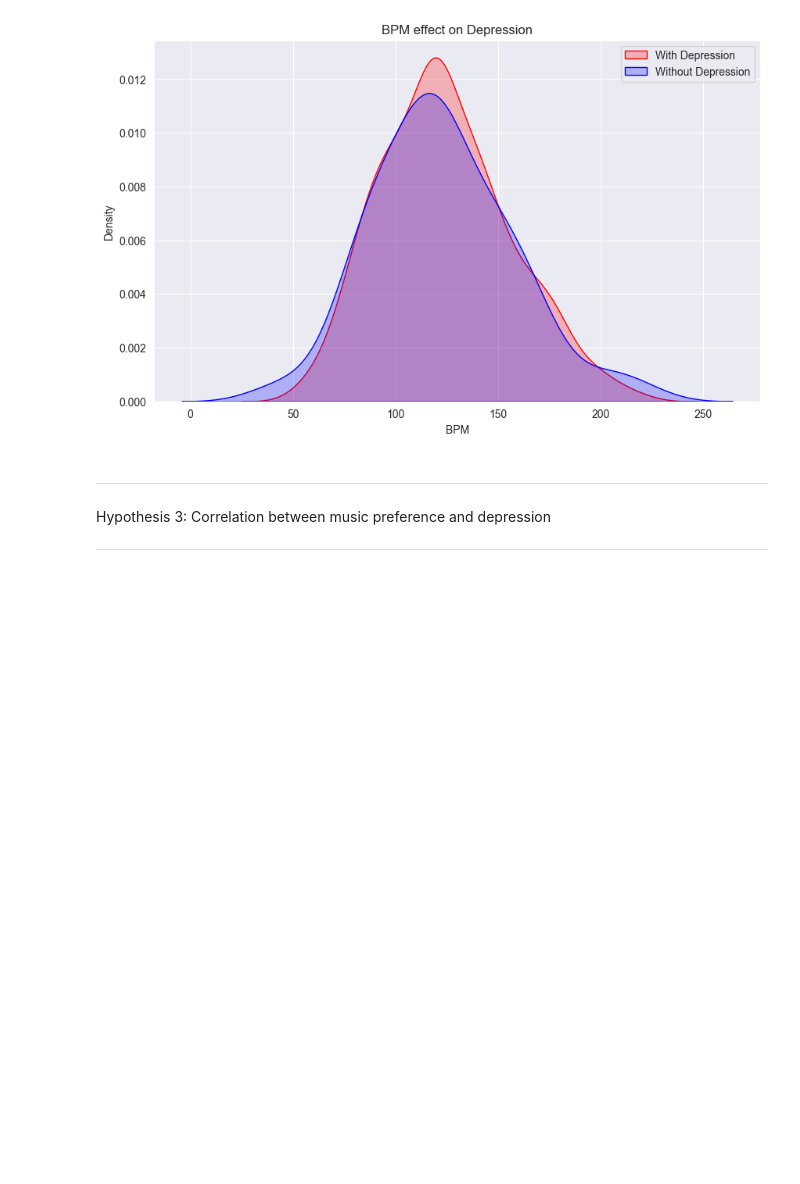
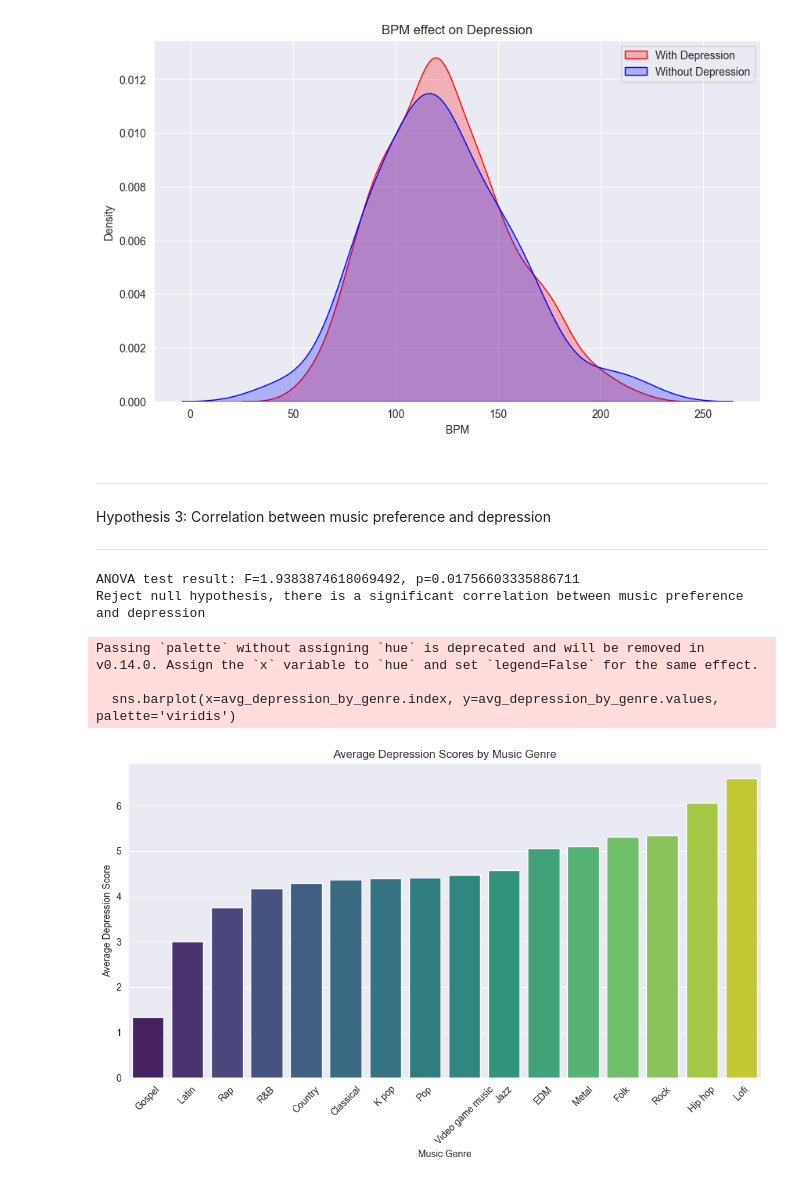
Before and after one commit to AdrianDonnelly/DataAnalysisProject, a Jupyter notebook: DataAnalysis.ipynb, the cells around one changed output. Cells and saved outputs as stored; diff of their text form; code cells hidden in the pictures; blank space fills up the shorter version.

Commit message:
Fixed hypothesis three and finished mark down

```diff
--- a/DataAnalysis.ipynb
+++ b/DataAnalysis.ipynb
@@ -351,24 +351,30 @@ Hypothesis 3: Correlation between music preference and depression
 # %%
 # Assuming 'Fav genre' is the column representing music preference
 music_preference = df['Fav genre'].dropna()
 depression = df['Depression'].dropna()
 # Convert categorical data to numerical for correlation
-music_preference_encoded = pd.factorize(music_preference)[0]
-correlation_result = stats.pearsonr(music_preference_encoded, depression)
-print(f"Pearson correlation between music preference and depression: r={correlation_result[0]}, p={correlation_result[1]}")
-if correlation_result[1] < alpha:
+anova_result = stats.f_oneway(*[df[df['Fav genre'] == genre]['Depression'].dropna() for genre in df['Fav genre'].unique()])
+print(f"ANOVA test result: F={anova_result.statistic}, p={anova_result.pvalue}")
+if anova_result.pvalue < alpha:
     print("Reject null hypothesis, there is a significant correlation between music preference and depression")
 else:
     print("Accept null hypothesis, there is no significant correlation between music preference and depression")
 
 # Calculate the average depression score for each music genre
 avg_depression_by_genre = df.groupby('Fav genre')['Depression'].mean().sort_values()
 
 # Plotting the average depression scores by music genre
 plt.figure(figsize=(12, 6))
 sns.barplot(x=avg_depression_by_genre.index, y=avg_depression_by_genre.values, palette='viridis')
 plt.title('Average Depression Scores by Music Genre')
 plt.xlabel('Music Genre')
 plt.ylabel('Average Depression Score')
 plt.xticks(rotation=45)
 plt.show()
+# %% [output]
+ANOVA test result: F=1.9383874618069492, p=0.01756603335886711
+Reject null hypothesis, there is a significant correlation between music preference and depression
+Passing `palette` without assigning `hue` is deprecated and will be removed in v0.14.0. Assign the `x` variable to `hue` and set `legend=False` for the same effect.
+
+  sns.barplot(x=avg_depression_by_genre.index, y=avg_depression_by_genre.values, palette='viridis')
+[figure, added]
```
Also changed, not shown: parts of 1 cell of this notebook.
